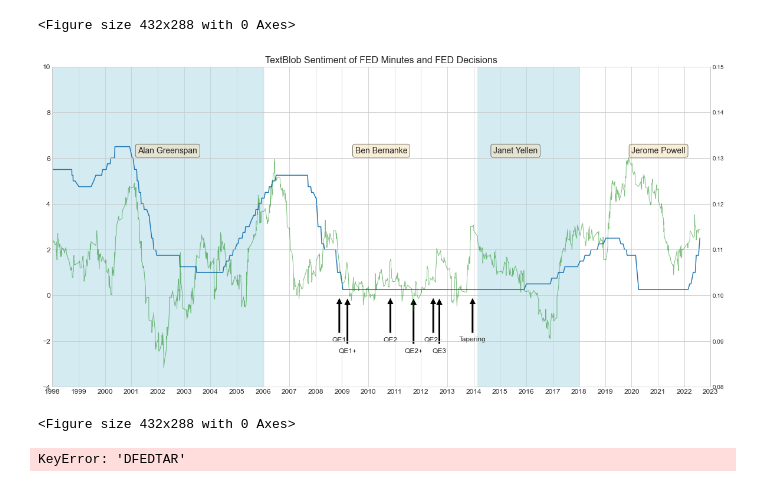
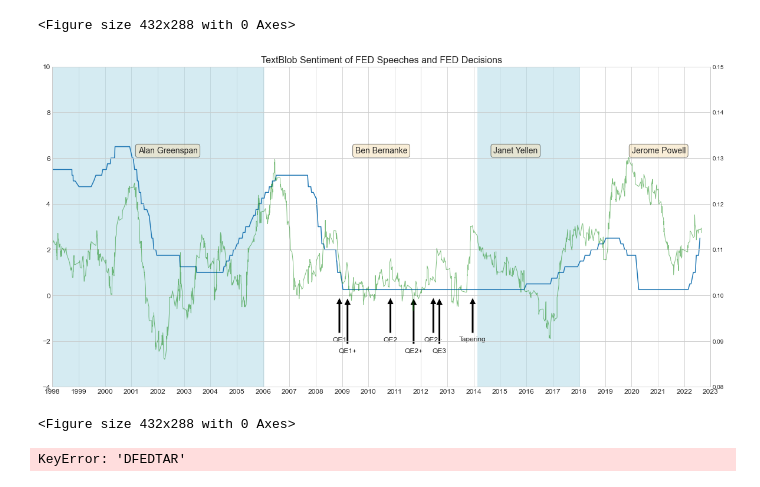
Before and after one commit to keonsunkim/centralbank_analysis, a Jupyter notebook: src/1_FOMC_Analysis_Preliminary.ipynb, the cells around one changed output. Drawn from its saved outputs; the diff is of its cells as text; code cells hidden in the pictures.

```diff
--- a/src/1_FOMC_Analysis_Preliminary.ipynb
+++ b/src/1_FOMC_Analysis_Preliminary.ipynb
@@ -211,0 +379,4 @@ Data_mi = Data_mi.astype({"DFEDTAR" : "float64"})
+# %%
+Data_mi['inc'] = Data_mi['DFEDTAR'].diff().fillna(0.0)
+Data_mi.loc[Data_mi['inc'] > 0.0, 'inc'] = 1.0
+Data_mi.loc[Data_mi['inc'] < 0.0, 'inc'] = -1.0
@@ -293,13 +505,13 @@ plt.savefig('fedstatementsentiment.png', bbox_inches='tight')
 Greenspan = np.logical_and(Data_mi.index > dt.datetime(1987, 8, 11), Data_mi.index < dt.datetime(2006, 1, 31))
 Bernanke = np.logical_and(Data_mi.index > dt.datetime(2006, 2, 1), Data_mi.index < dt.datetime(2014, 1, 31))
 Yellen = np.logical_and(Data_mi.index > dt.datetime(2014, 2, 3), Data_mi.index < dt.datetime(2018, 2, 3))
-Powell = np.logical_and(Data_mi.index > dt.datetime(2018, 2, 5), Data_mi.index < dt.datetime(2022,8, 8))
+Powell = np.logical_and(Data_mi.index > dt.datetime(2018, 2, 5), Data_mi.index < dt.datetime(2022, 9, 7))
 Speaker = np.logical_or.reduce((Greenspan, Yellen))
 
 # Plotting Data
 fig, ax = plt.subplots(figsize=(20,10))
 ax1 = ax.twinx()
-plt.title('TextBlob Sentiment of FED Minutes and FED Decisions', fontsize=16)
+plt.title('TextBlob Sentiment of FED Speeches and FED Decisions', fontsize=16)
 
 ax.plot(Data_mi.index, Data_mi["DFEDTAR"])
 ax1.plot(Data_mi.index, Data_mi['txtblob_sentiment_rolling'],  c = 'green', linewidth= 1, alpha = 0.5)
@@ -329,34 +541,34 @@ ax1.set_ylim(0.08,0.15)
 ax.format_xdata = mdates.DateFormatter('%Y-%m-%d')
 ax.grid(True)
 ax.tick_params(axis='both', which='major', labelsize=12)
 
 # Fill speaker
 import matplotlib.transforms as mtransforms
 trans = mtransforms.blended_transform_factory(ax.transData, ax.transAxes)
 theta = 0.9
 ax.fill_between(Data_mi.index, 0, 10, where = Speaker, facecolor='lightblue', alpha=0.5, transform=trans)
 
 # Add text
 props = dict(boxstyle='round', facecolor='wheat', alpha=0.5)
 ax.text(0.13, 0.75, "Alan Greenspan", transform=ax.transAxes, fontsize=14, verticalalignment='top', bbox=props)
 ax.text(0.46, 0.75, "Ben Bernanke", transform=ax.transAxes, fontsize=14, verticalalignment='top', bbox=props)
 ax.text(0.67, 0.75, "Janet Yellen", transform=ax.transAxes, fontsize=14, verticalalignment='top', bbox=props)
 ax.text(0.88, 0.75, "Jerome Powell", transform=ax.transAxes, fontsize=14, verticalalignment='top', bbox=props)
 
 # Add annotations
 arrow_style = dict(facecolor='black', edgecolor='white', shrink=0.05)
 ax.annotate('QE1', xy=(dt.datetime(2008, 11, 25).date(), 0), xytext=(dt.datetime(2008, 11, 25).date(), -2), size=12, ha='center', arrowprops=arrow_style)
 ax.annotate('QE1+', xy=(dt.datetime(2009,3, 18).date(), 0), xytext=(dt.datetime(2009,3, 18).date(), -2.5), size=12, ha='center', arrowprops=arrow_style)
 ax.annotate('QE2', xy=(dt.datetime(2010, 11, 3).date(), 0), xytext=(dt.datetime(2010, 11, 3).date(), -2), size=12, ha='center', arrowprops=arrow_style)
 ax.annotate('QE2+', xy=(dt.datetime(2011, 9, 21).date(), 0), xytext=(dt.datetime(2011, 9, 21).date(), -2.5), size=12, ha='center', arrowprops=arrow_style)
 ax.annotate('QE2+', xy=(dt.datetime(2012, 6, 20).date(), 0), xytext=(dt.datetime(2012, 6, 20).date(), -2), size=12, ha='center', arrowprops=arrow_style)
 ax.annotate('QE3', xy=(dt.datetime(2012, 9, 13).date(), 0), xytext=(dt.datetime(2012, 9, 13).date(), -2.5), size=12, ha='center', arrowprops=arrow_style)
 ax.annotate('Tapering', xy=(dt.datetime(2013, 12, 18).date(), 0), xytext=(dt.datetime(2013, 12, 18).date(), -2), size=12, ha='center', arrowprops=arrow_style)
 
 plt.show()
 plt.savefig('fedminutessentiment.png', bbox_inches='tight')
 # %% [output]
-[figure, old version]
+[figure, new version]
 <Figure size 432x288 with 0 Axes>
 # %%
 # Speaker window
```
Also changed, not shown: parts of 24 cells of this notebook, 9 other files.
